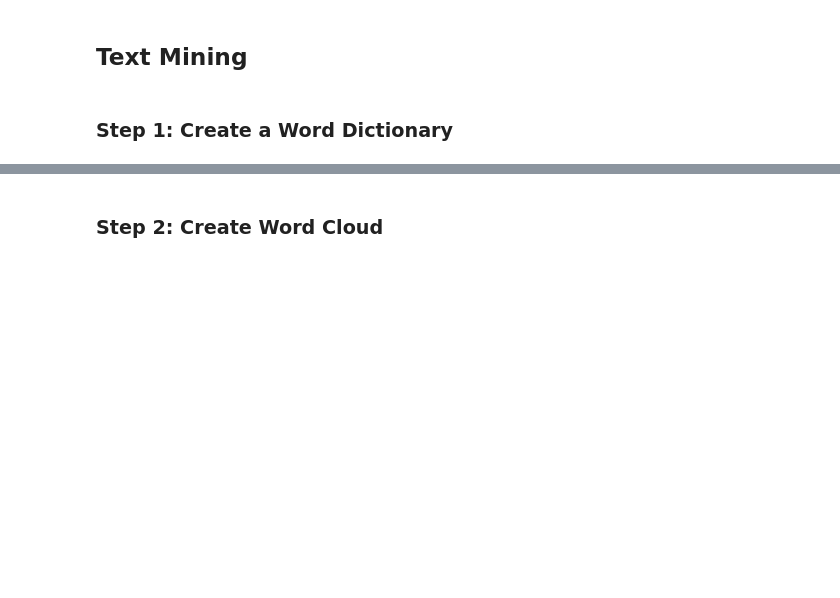
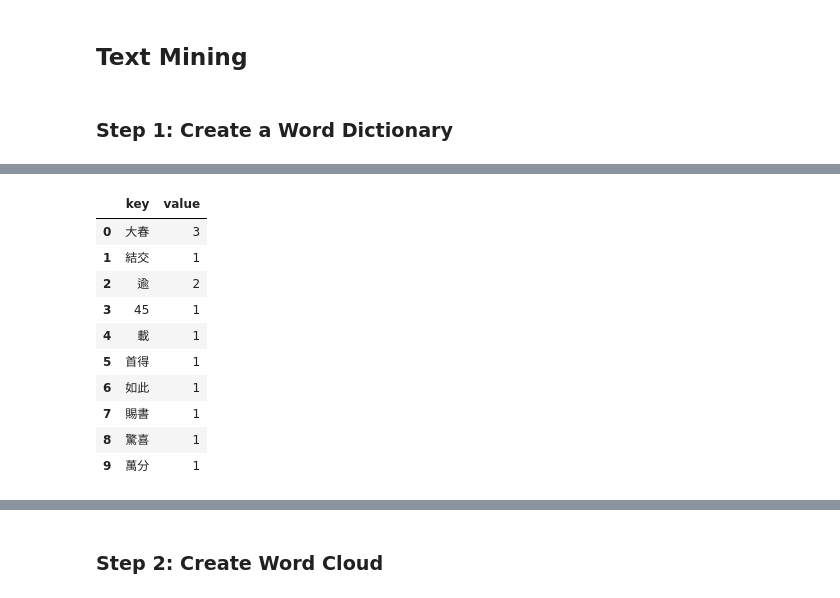
Before and after one commit to JessieChiu/CSXSpring2018_Python, a Jupyter notebook: week_4/week_4_CMKuan_wordcloud.ipynb, the cells around one changed output, grey strips where cells are left out. Saved outputs shown, nothing was run; the diff lists cells and outputs as text; code cells hidden in the pictures; blank space fills up the shorter version.

```diff
--- a/week_4/week_4_CMKuan_wordcloud.ipynb
+++ b/week_4/week_4_CMKuan_wordcloud.ipynb
@@ -55,0 +70,15 @@ print(wordDict)
+# %%
+result = pd.DataFrame({'key':[x for x in wordDict.keys()],'value':[x for x in wordDict.values()]})
+result.head(10)
+# %% [output]
+|  | key | value |
+| 0 | 大春 | 3 |
+| 1 | 結交 | 1 |
+| 2 | 逾 | 2 |
+| 3 | 45 | 1 |
+| 4 | 載 | 1 |
+| 5 | 首得 | 1 |
+| 6 | 如此 | 1 |
+| 7 | 賜書 | 1 |
+| 8 | 驚喜 | 1 |
+| 9 | 萬分 | 1 |
```
Also changed, not shown: parts of 17 cells of this notebook, 4 other files.
